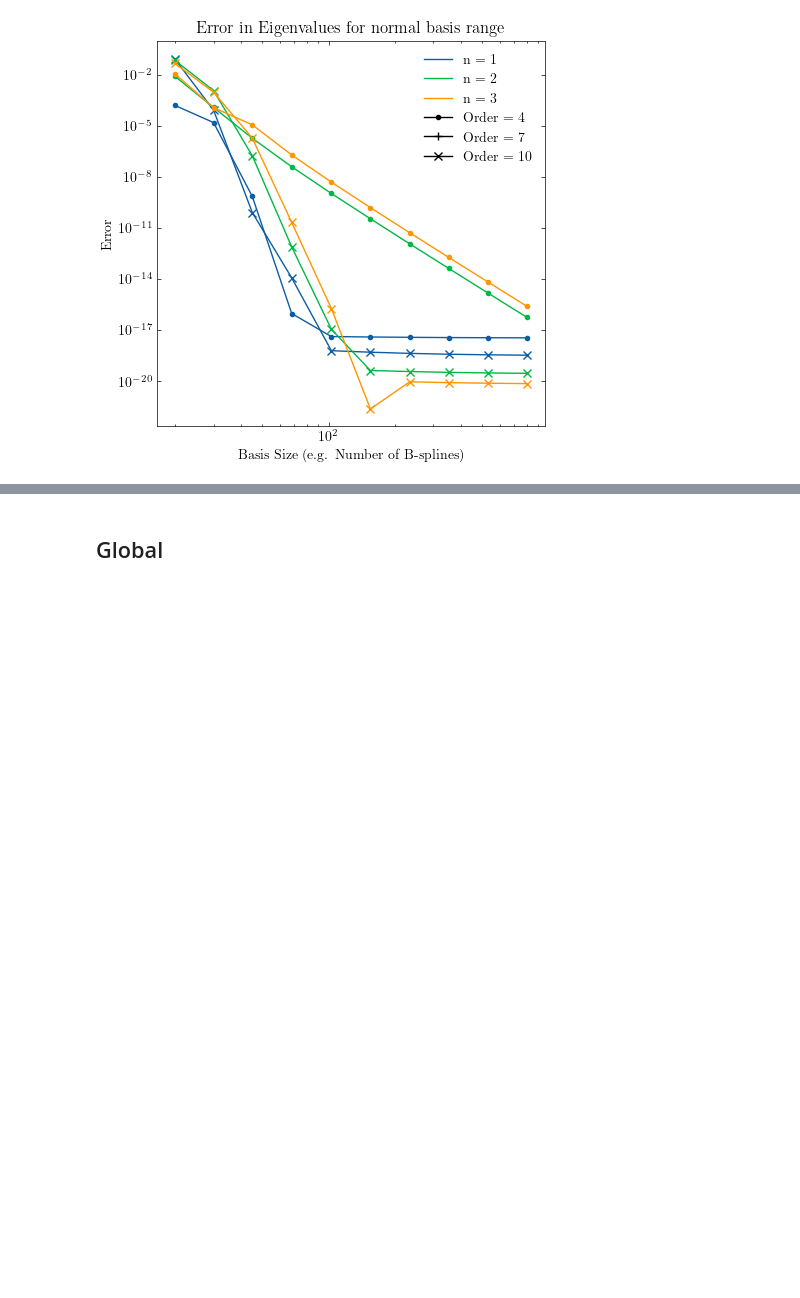
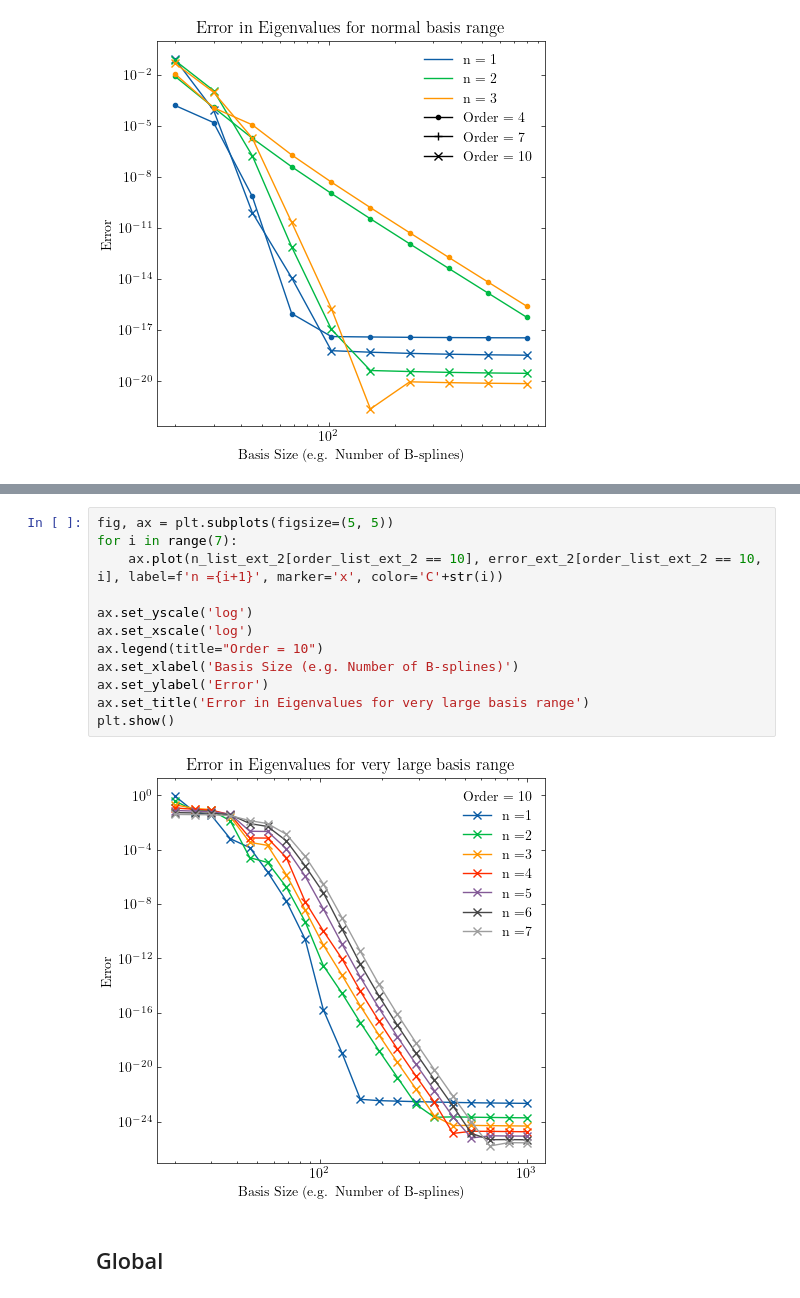
Before and after one commit to ma2this510/Dirac_Equation, a Jupyter notebook: notebook.ipynb, the cells around one changed output, grey strips where cells are left out. Cells and saved outputs as stored; diff of their text form; blank space fills up the shorter version.

```diff
--- a/notebook.ipynb
+++ b/notebook.ipynb
@@ -281,3 +300,17 @@ plt.show()
+# %%
+fig, ax = plt.subplots(figsize=(5, 5))
+for i in range(7):
+    ax.plot(n_list_ext_2[order_list_ext_2 == 10], error_ext_2[order_list_ext_2 == 10, i], label=f'n ={i+1}', marker='x', color='C'+str(i))
+
+ax.set_yscale('log')
+ax.set_xscale('log')
+ax.legend(title="Order = 10")
+ax.set_xlabel('Basis Size (e.g. Number of B-splines)')
+ax.set_ylabel('Error')
+ax.set_title('Error in Eigenvalues for very large basis range')
+plt.show()
+# %% [output]
+[figure, added]
 # %% [markdown]
 ## Global
 # %%
```
Also changed, not shown: parts of 6 cells of this notebook, 3 other files.
